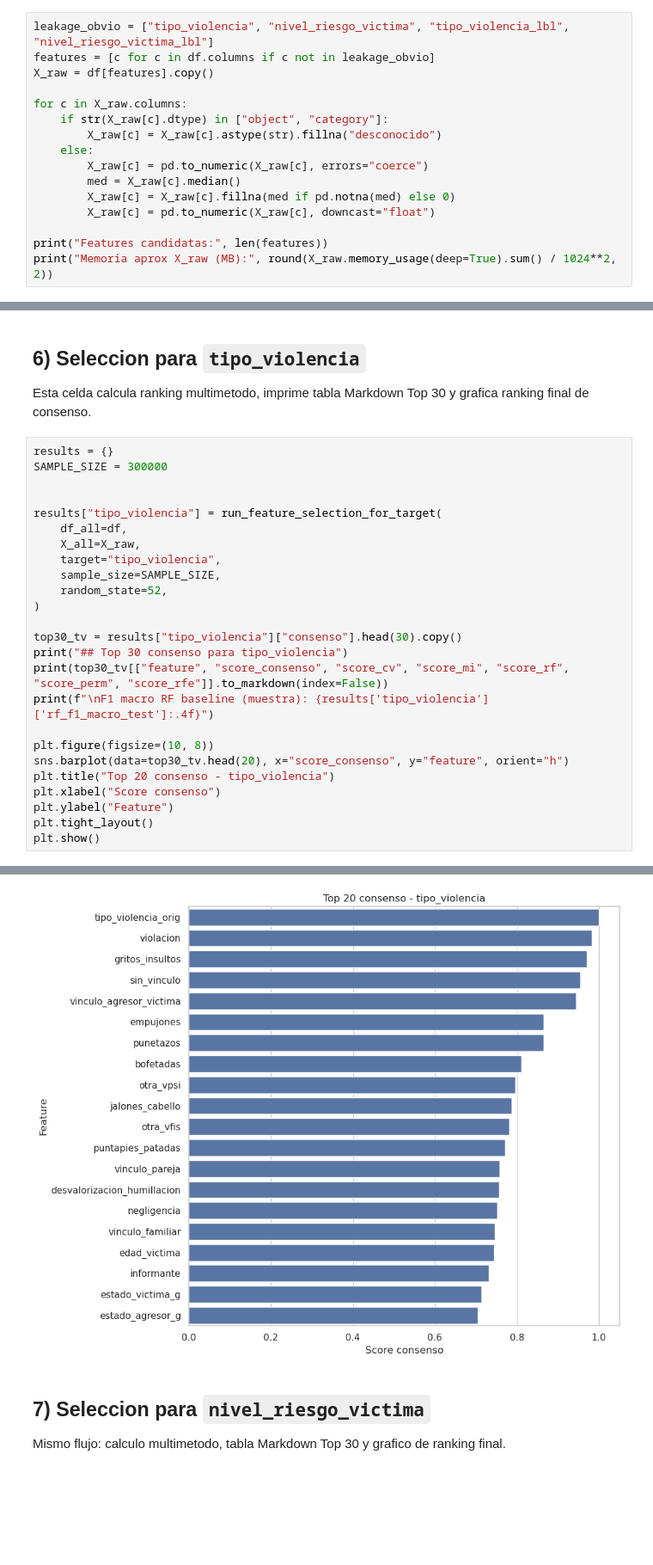
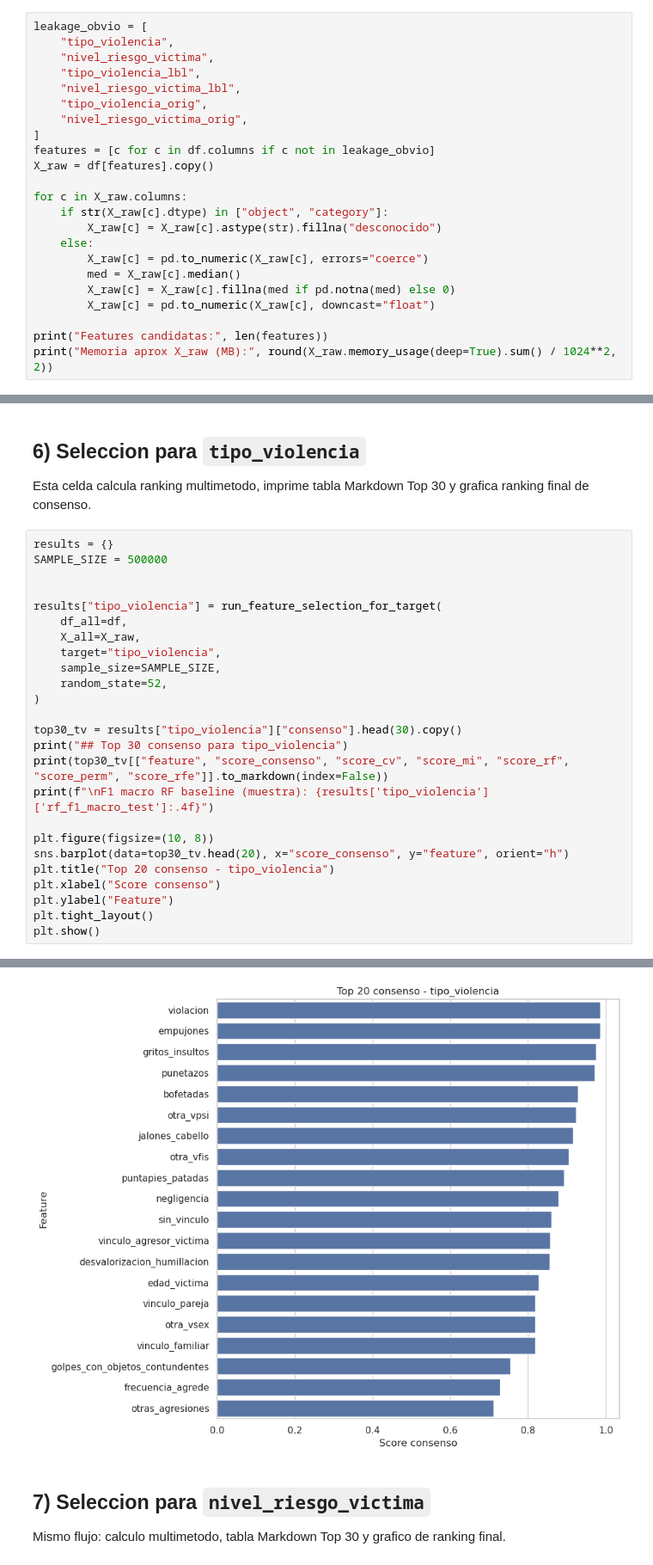
Before and after one commit to umalluq/violencia-eda, a Jupyter notebook: seleccion_caracteristicas_multimetodo_FULL.ipynb, the cells around one changed output, grey strips where cells are left out. Shown at 86% size. Drawn from its saved outputs; the diff is of its cells as text; blank space fills up the shorter version.

```diff
--- a/seleccion_caracteristicas_multimetodo_FULL.ipynb
+++ b/seleccion_caracteristicas_multimetodo_FULL.ipynb
@@ -51,7 +51,14 @@ Shape base: (932860, 131)
 - Se tipifican categoricas y numericas.
 - Se aplica downcast numerico (`float32`/`int32`) para reducir memoria.
 # %%
-leakage_obvio = ["tipo_violencia", "nivel_riesgo_victima", "tipo_violencia_lbl", "nivel_riesgo_victima_lbl"]
+leakage_obvio = [
+    "tipo_violencia",
+    "nivel_riesgo_victima",
+    "tipo_violencia_lbl",
+    "nivel_riesgo_victima_lbl",
+    "tipo_violencia_orig",
+    "nivel_riesgo_victima_orig",
+]
 features = [c for c in df.columns if c not in leakage_obvio]
 X_raw = df[features].copy()
 
@@ -256,7 +444,7 @@ def run_feature_selection_for_target(df_all, X_all, target, sample_size=50000, r
 Esta celda calcula ranking multimetodo, imprime tabla Markdown Top 30 y grafica ranking final de consenso.
 # %%
 results = {}
-SAMPLE_SIZE = 300000
+SAMPLE_SIZE = 500000
 
 
 results["tipo_violencia"] = run_feature_selection_for_target(
@@ -300,4 +488,4 @@ F1 macro RF baseline (muestra): 0.9997
-[figure, old version]
+[figure, new version]
 # %% [markdown]
 ## 7) Seleccion para `nivel_riesgo_victima`
 Mismo flujo: calculo multimetodo, tabla Markdown Top 30 y grafico de ranking final.
```
Also changed, not shown: parts of 11 cells of this notebook, 23 other files.
